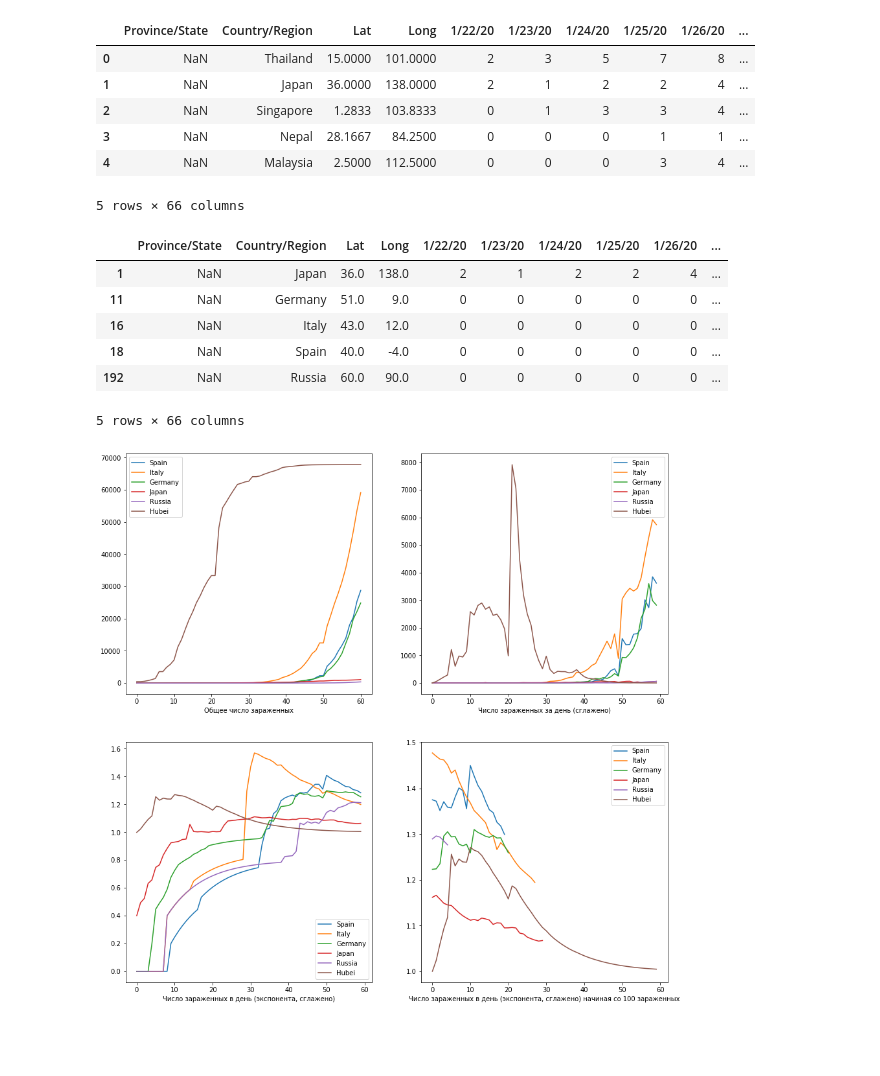
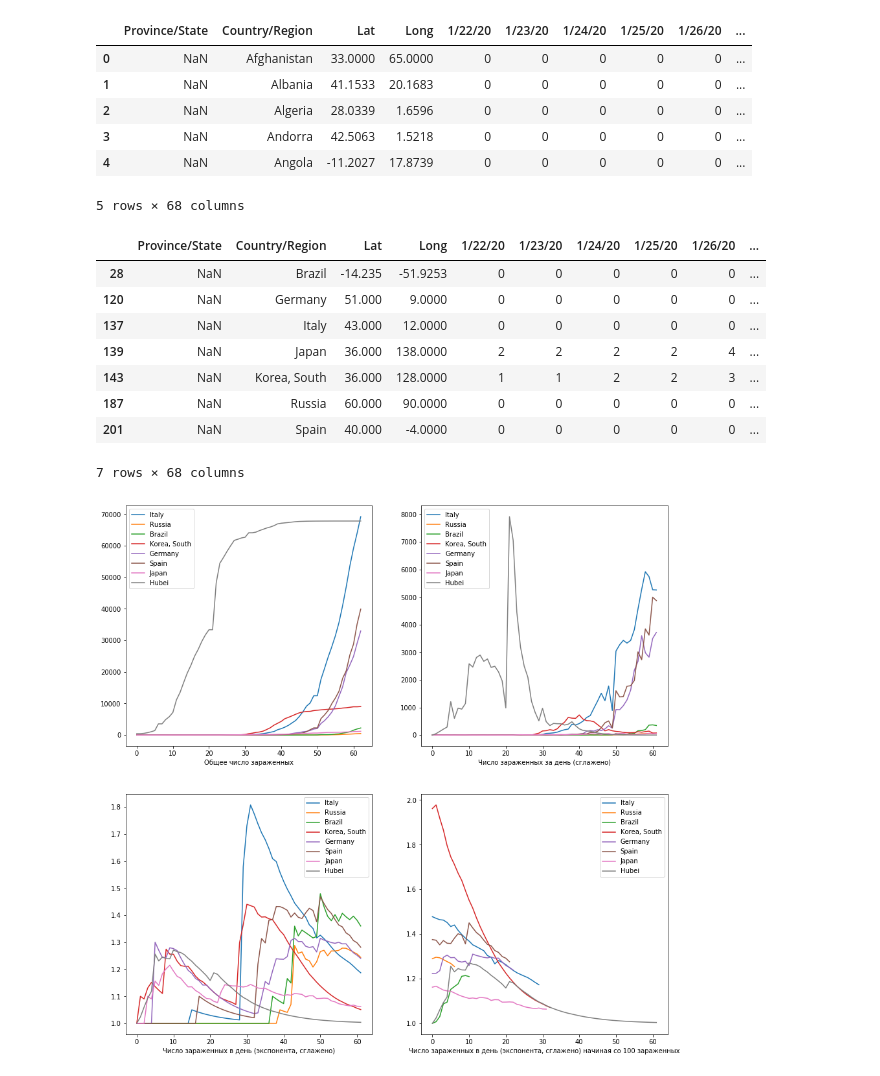
Before and after one commit to Malkovsky/interactive-visualization, a Jupyter notebook: covid19.ipynb, the cells around one changed output. Cells and saved outputs as stored; diff of their text form; code cells hidden in the pictures; blank space fills up the shorter version.

Commit message:
Some refactoring on 3rd graph

```diff
--- a/covid19.ipynb
+++ b/covid19.ipynb
@@ -3,29 +3,32 @@ import pandas as pd
 # %%
 import numpy as np
 # %%
-url="https://data.humdata.org/hxlproxy/api/data-preview.csv?url=https%3A%2F%2Fraw.githubusercontent.com%2FCSSEGISandData%2FCOVID-19%2Fmaster%2Fcsse_covid_19_data%2Fcsse_covid_19_time_series%2Ftime_series_19-covid-Confirmed.csv&filename=time_series_2019-ncov-Confirmed.csv"
+url="https://data.humdata.org/hxlproxy/api/data-preview.csv?url=https%3A%2F%2Fraw.githubusercontent.com%2FCSSEGISandData%2FCOVID-19%2" \
+    "Fmaster%2Fcsse_covid_19_data%2Fcsse_covid_19_time_series%2Ftime_series_covid19_confirmed_global.csv&filename=time_series_covid19_confirmed_global.csv"
 df = pd.read_csv(url)
 df.head()
 # %% [output]
 |  | Province/State | Country/Region | Lat | Long | 1/22/20 | 1/23/20 | 1/24/20 | 1/25/20 | 1/26/20 | ... |
-| 0 | NaN | Thailand | 15.0000 | 101.0000 | 2 | 3 | 5 | 7 | 8 | ... |
-| 1 | NaN | Japan | 36.0000 | 138.0000 | 2 | 1 | 2 | 2 | 4 | ... |
-| 2 | NaN | Singapore | 1.2833 | 103.8333 | 0 | 1 | 3 | 3 | 4 | ... |
-| 3 | NaN | Nepal | 28.1667 | 84.2500 | 0 | 0 | 0 | 1 | 1 | ... |
-| 4 | NaN | Malaysia | 2.5000 | 112.5000 | 0 | 0 | 0 | 3 | 4 | ... |
+| 0 | NaN | Afghanistan | 33.0000 | 65.0000 | 0 | 0 | 0 | 0 | 0 | ... |
+| 1 | NaN | Albania | 41.1533 | 20.1683 | 0 | 0 | 0 | 0 | 0 | ... |
+| 2 | NaN | Algeria | 28.0339 | 1.6596 | 0 | 0 | 0 | 0 | 0 | ... |
+| 3 | NaN | Andorra | 42.5063 | 1.5218 | 0 | 0 | 0 | 0 | 0 | ... |
+| 4 | NaN | Angola | -11.2027 | 17.8739 | 0 | 0 | 0 | 0 | 0 | ... |
-5 rows × 66 columns
+5 rows × 68 columns
 # %%
-countries = {"Russia", "Italy", "Japan", "Spain", "Germany"}
+countries = {"Russia", "Italy", "Japan", "Spain", "Germany", "Korea, South", "Brazil"}
 # %%
 df[df["Country/Region"].isin(countries)]
 # %% [output]
 |  | Province/State | Country/Region | Lat | Long | 1/22/20 | 1/23/20 | 1/24/20 | 1/25/20 | 1/26/20 | ... |
-| 1 | NaN | Japan | 36.0 | 138.0 | 2 | 1 | 2 | 2 | 4 | ... |
-| 11 | NaN | Germany | 51.0 | 9.0 | 0 | 0 | 0 | 0 | 0 | ... |
-| 16 | NaN | Italy | 43.0 | 12.0 | 0 | 0 | 0 | 0 | 0 | ... |
-| 18 | NaN | Spain | 40.0 | -4.0 | 0 | 0 | 0 | 0 | 0 | ... |
-| 192 | NaN | Russia | 60.0 | 90.0 | 0 | 0 | 0 | 0 | 0 | ... |
+| 28 | NaN | Brazil | -14.235 | -51.9253 | 0 | 0 | 0 | 0 | 0 | ... |
+| 120 | NaN | Germany | 51.000 | 9.0000 | 0 | 0 | 0 | 0 | 0 | ... |
+| 137 | NaN | Italy | 43.000 | 12.0000 | 0 | 0 | 0 | 0 | 0 | ... |
+| 139 | NaN | Japan | 36.000 | 138.0000 | 2 | 2 | 2 | 2 | 4 | ... |
+| 143 | NaN | Korea, South | 36.000 | 128.0000 | 1 | 1 | 2 | 2 | 3 | ... |
+| 187 | NaN | Russia | 60.000 | 90.0000 | 0 | 0 | 0 | 0 | 0 | ... |
+| 201 | NaN | Spain | 40.000 | -4.0000 | 0 | 0 | 0 | 0 | 0 | ... |
-5 rows × 66 columns
+7 rows × 68 columns
 # %%
 confirmed = dict()
 for country in countries:
@@ -45,30 +48,39 @@ def exp_smoothing(lst, alpha=0.1):
         tmp_ =  x * (1 - alpha) + alpha * tmp_
         result.append(tmp_)
     return result
+# %%
+def division_smoothed(lst):
+    result = []
+    for prev, cur in zip(lst[:-1], lst[1:]):
+        if prev < 1.0:
+            result.append(1.0)
+        else:
+            result.append(cur / prev)
+    return result
 # %%
 fig, ax = plt.subplots(2, 2, figsize=(15, 15))
 ax[0, 0].set_xlabel("Общее число зараженных")
 for country, cases in confirmed.items():
     ax[0, 0].plot(range(0, len(cases)), cases, label=country)
 ax[0, 0].legend()
 
 ax[0, 1].set_xlabel("Число зараженных за день (cглажено)")
 for country, cases in confirmed.items():
     ax[0, 1].plot(range(0, len(cases) - 1), exp_smoothing(cases[1:] - cases[:-1], alpha=0.5), label=country)
 ax[0, 1].legend()
 
 ax[1, 0].set_xlabel("Число зараженных в день (экспонента, сглажено)")
 for country, cases in confirmed.items():
-    ax[1, 0].plot(range(0, len(cases) - 1), exp_smoothing(cases[1:] / (cases[:-1] + 0.5), alpha=0.9), label=country)
+    ax[1, 0].plot(range(0, len(cases) - 1), exp_smoothing(division_smoothed(cases), alpha=0.9), label=country)
 ax[1, 0].legend()
 
 ax[1, 1].set_xlabel("Число зараженных в день (экспонента, сглажено) начиная со 100 зараженных")
 for country, cases in confirmed.items():
     cases = cases[cases.searchsorted(100):]
     ax[1, 1].plot(range(0, len(cases) - 1), exp_smoothing(cases[1:] / (cases[:-1]), alpha=0.9), label=country)
 ax[1, 1].legend()
 
-#fig.savefig("covid19.png")
+fig.savefig("covid19.png")
 plt.show()
 # %% [output]
-[figure, old version]
+[figure, new version]
```
